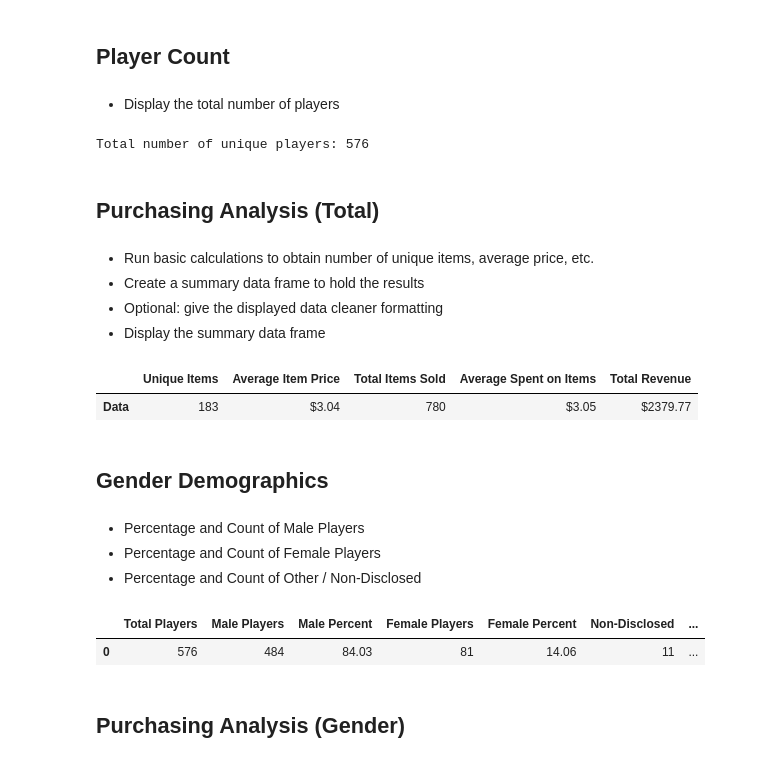
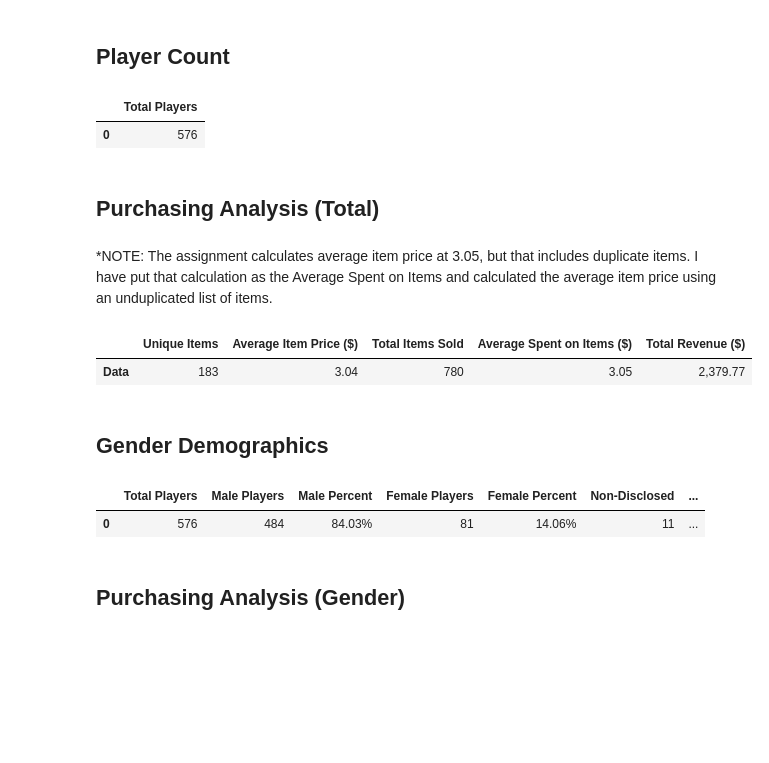
Before and after one commit to bendgame/BootCamp_hw4, a Jupyter notebook: Eric_Kleppen_hw4_Heroes_of_pymoli.ipynb, the cells around one changed output. Cells and saved outputs as stored; diff of their text form; code cells hidden in the pictures; blank space fills up the shorter version.

```diff
--- a/Eric_Kleppen_hw4_Heroes_of_pymoli.ipynb
+++ b/Eric_Kleppen_hw4_Heroes_of_pymoli.ipynb
@@ -11,11 +17,13 @@
 # Dependencies and Setup
 import pandas as pd
 import numpy as np
+
+#ignore the red warnings
 import warnings
 warnings.filterwarnings('ignore')
 
 # File to Load (Remember to Change These)
-file_to_load = r"C:\Users\bendgame\Desktop\MINSTPDATA\MINSTP201902DATA4-master\Homework\04 - Pandas\HeroesOfPymoli\Resources/purchase_data.csv"
+file_to_load = "../Resources/purchase_data.csv"
 
 # Read Purchasing File and store into Pandas data frame
 df_pd = pd.read_csv(file_to_load)
@@ -29,67 +37,79 @@ df_pd.head()
 | 4 | 4 | Iskosia90 | 23 | Male | 131 | Fury | 1.44 |
 # %% [markdown]
 ## Player Count
-# %% [markdown]
-* Display the total number of players
 # %%
 player_count = df_pd["SN"].nunique()
-
-print(f"Total number of unique players: {player_count}")
+df_player_count = pd.DataFrame({"Total Players":[player_count]})
+df_player_count
+#print(f"Total number of unique players: {player_count}")
 # %% [output]
-Total number of unique players: 576
+|  | Total Players |
+| 0 | 576 |
 # %% [markdown]
 ## Purchasing Analysis (Total)
-# %% [markdown]
-* Run basic calculations to obtain number of unique items, average price, etc.
-* Create a summary data frame to hold the results
-* Optional: give the displayed data cleaner formatting
-* Display the summary data frame
+# %% [markdown]
+*NOTE: The assignment calculates average item price at 3.05, but that includes duplicate items. I have put that calculation as the Average Spent on Items and calculated the average item price using an unduplicated list of items.
 # %%
 #Create calculations and a dataframe to display the total purchases analysis
+
+#Count Unique Items
 uniqueItems = df_pd["Item ID"].nunique()
+
+#count number of items sold
 items_sold = df_pd["Purchase ID"].count()
+
+#Calculate total revenue by summing price column
 totalRev = df_pd["Price"].sum()
-avgPrchs = round(df_pd["Price"].mean(),2)
 
-#Eliminate Duplicate Items before calculating average item price
+#Find Mean to calculate Avg spent on items.
+avgPrchs = round(df_pd["Price"].mean(), 2)
+
+#Eliminate Duplicate Items before calculating average item price.
 t_item_analysis = df_pd[['Item Name', 'Price']]
 t_item_analysis = t_item_analysis.sort_values('Item Name')
 t_item_analysis = t_item_analysis.drop_duplicates()
 
 #average price of items after duplicates removed to get actual item avg price
-avgPrice = round(t_item_analysis["Price"].mean(),2)
+avgPrice = round(t_item_analysis["Price"].mean(), 2)
 
-purchase_summary = pd.DataFrame({"Unique Items": uniqueItems, "Average Item Price":"${:}".format(avgPrice), "Total Items Sold":items_sold
-                                 ,"Average Spent on Items":"${:}".format(avgPrchs),"Total Revenue":"${:}".format(totalRev)},index=["Data"])
-purchase_summary.head()
+#create a dataframe to store the values
+purchase_summary = pd.DataFrame({"Unique Items": uniqueItems, "Average Item Price ($)": avgPrice, "Total Items Sold":items_sold
+                                 ,"Average Spent on Items ($)":avgPrchs,"Total Revenue ($)":"{:,}".format(totalRev)},index=["Data"])
+#output dataframe
+purchase_summary
 # %% [output]
-|  | Unique Items | Average Item Price | Total Items Sold | Average Spent on Items | Total Revenue |
-| Data | 183 | $3.04 | 780 | $3.05 | $2379.77 |
+|  | Unique Items | Average Item Price ($) | Total Items Sold | Average Spent on Items ($) | Total Revenue ($) |
+| Data | 183 | 3.04 | 780 | 3.05 | 2,379.77 |
 # %% [markdown]
 ## Gender Demographics
-# %% [markdown]
-* Percentage and Count of Male Players
-* Percentage and Count of Female Players
-* Percentage and Count of Other / Non-Disclosed
 # %%
+#Create a data frame to summarize the player gender demographics
+
+#Create an unduplicated list of players
 df_players = df_pd[['SN', 'Age','Gender']]
-df_players = df_players.sort_values('SN')
 df_players = df_players.drop_duplicates()
+
+#Calculate the number of of players for each gender
 male_players = df_players.loc[df_players["Gender"] == "Male","Gender"].count()
 female_players = df_players.loc[df_players["Gender"] == "Female", "Gender"].count()
 nd_players = df_players.loc[df_players["Gender"] == "Other / Non-Disclosed", "Gender"].count()
 
-male_percent = round(male_players/player_count, 4) * 100
-female_percent = round(female_players/player_count, 4) * 100
-nd_percent = round(nd_players/player_count, 4) * 100
+#calculate the percentage of player for each gender
+male_percent = round(male_players/player_count, 4)
+female_percent = round(female_players/player_count, 4)
+nd_percent = round(nd_players/player_count, 4)
 
-gender_demo = pd.DataFrame({"Total Players": [player_count], "Male Players":[male_players], "Male Percent":[male_percent]
-                            , "Female Players":[female_players], "Female Percent":[female_percent]
-                            , "Non-Disclosed":[nd_players], "Non-Disclosed Percent":[nd_percent]})
+
+#Create a dataframe to store the calculated values
+gender_demo = pd.DataFrame({"Total Players": [player_count], "Male Players":[male_players], "Male Percent":"{:.2%}".format(male_percent)
+                            , "Female Players":[female_players], "Female Percent":"{:.2%}".format(female_percent)
+                            , "Non-Disclosed":[nd_players], "Non-Disclosed Percent":"{:.2%}".format(nd_percent)})
+
+#Output the Gender Demographics
 gender_demo.head()
 # %% [output]
 |  | Total Players | Male Players | Male Percent | Female Players | Female Percent | Non-Disclosed | ... |
-| 0 | 576 | 484 | 84.03 | 81 | 14.06 | 11 | ... |
+| 0 | 576 | 484 | 84.03% | 81 | 14.06% | 11 | ... |
 # %% [markdown]
 
 ## Purchasing Analysis (Gender)
```
Also changed, not shown: parts of 17 cells of this notebook.
